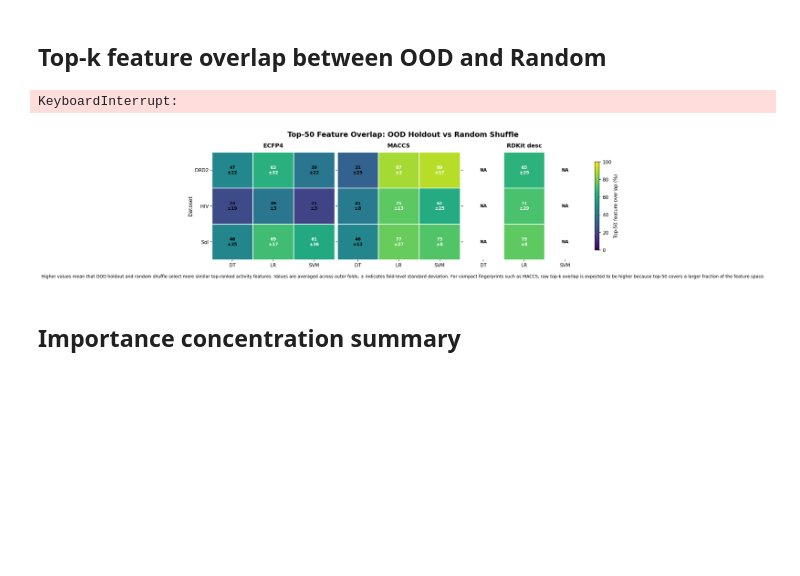
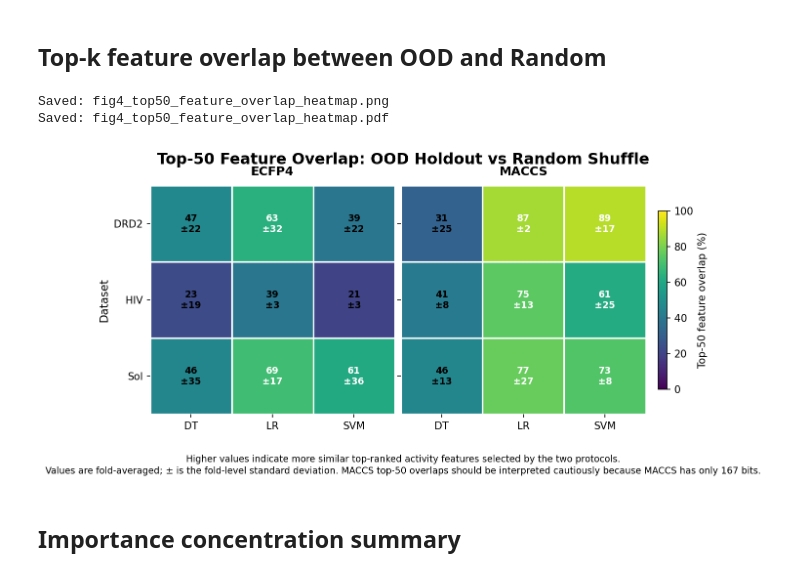
Before and after one commit to francescocapria/drug-discovery-lohi, a Jupyter notebook: notebooks/hi_ood_vs_random_cross_dataset/02_cross_dataset_plots_hi.ipynb, the cells around one changed output. Cells and saved outputs as stored; diff of their text form; code cells hidden in the pictures; blank space fills up the shorter version.

```diff
--- a/notebooks/hi_ood_vs_random_cross_dataset/02_cross_dataset_plots_hi.ipynb
+++ b/notebooks/hi_ood_vs_random_cross_dataset/02_cross_dataset_plots_hi.ipynb
@@ -820,7 +1063,6 @@ def plot_figure4(overlap: pd.DataFrame, plot_top_k: int = 50, show_std: bool = T
     fp_map = {
         "ecfp4": "ECFP4",
         "maccs": "MACCS",
-        "rdkit_desc": "RDKit desc",
         "ECFP4": "ECFP4",
         "MACCS": "MACCS",
         "RDKit desc": "RDKit desc",
@@ -864,7 +1106,7 @@ def plot_figure4(overlap: pd.DataFrame, plot_top_k: int = 50, show_std: bool = T
 
     dataset_order = {"drd2": 0, "hiv": 1, "sol": 2, "kdr": 99}
     model_order = {"DT": 0, "LR": 1, "SVM": 2}
-    fp_order = {"ECFP4": 0, "MACCS": 1, "RDKit desc": 2}
+    fp_order = {"ECFP4": 0, "MACCS": 1}
 
     agg["_dataset_order"] = agg["dataset"].map(dataset_order)
     agg["_model_order"] = agg["model_short"].map(model_order)
@@ -881,7 +1123,7 @@ def plot_figure4(overlap: pd.DataFrame, plot_top_k: int = 50, show_std: bool = T
     )
 
     fingerprints = [
-        fp for fp in ["ECFP4", "MACCS", "RDKit desc"]
+        fp for fp in ["ECFP4", "MACCS"]
         if fp in agg["fingerprint_label"].unique()
     ]
 
@@ -990,55 +1232,61 @@ def plot_figure4(overlap: pd.DataFrame, plot_top_k: int = 50, show_std: bool = T
                     color=color,
                 )
 
-    axes[0].set_ylabel("Dataset", fontsize=11)
+        axes[0].set_ylabel("Dataset", fontsize=11)
 
     fig.suptitle(
         f"Top-{plot_top_k} Feature Overlap: OOD Holdout vs Random Shuffle",
         fontsize=15,
         fontweight="bold",
-        y=1.08,
+        y=1.04,
     )
 
     cbar = fig.colorbar(
         im,
         ax=axes,
-        shrink=0.82,
+        shrink=0.78,
         pad=0.025,
     )
 
     cbar.set_label(
         f"Top-{plot_top_k} feature overlap (%)",
         fontsize=10,
     )
 
+    caption = (
+        "Higher values indicate more similar top-ranked activity features selected by the two protocols.\n"
+        "Values are fold-averaged; ± is the fold-level standard deviation. "
+        "MACCS top-50 overlaps should be interpreted cautiously because MACCS has only 167 bits."
+    )
+
     fig.text(
         0.5,
-        -0.04,
-         "Higher values mean that OOD holdout and random shuffle select more similar top-ranked activity features. "
-         "Values are averaged across outer folds; ± indicates fold-level standard deviation. "
-         "For compact fingerprints such as MACCS, raw top-k overlap is expected to be higher because top-50 covers a larger fraction of the feature space."
-        ,ha="center",
+        -0.075,
+        caption,
+        ha="center",
         va="top",
         fontsize=9,
+        linespacing=1.35,
     )
 
     fname_png = FIG_DIR / f"fig4_top{plot_top_k}_feature_overlap_heatmap.png"
     fname_pdf = FIG_DIR / f"fig4_top{plot_top_k}_feature_overlap_heatmap.pdf"
 
     fig.savefig(fname_png, dpi=400, bbox_inches="tight")
     fig.savefig(fname_pdf, bbox_inches="tight")
 
     print(f"Saved: {fname_png.name}")
     print(f"Saved: {fname_pdf.name}")
 
     plt.show()
     plt.close(fig)
 
 
 plot_figure4(overlap, plot_top_k=50, show_std=True)
 # %% [output]
-KeyboardInterrupt:
+Saved: fig4_top50_feature_overlap_heatmap.png
+Saved: fig4_top50_feature_overlap_heatmap.pdf
-[figure, old version]
+[figure, new version]
 # %% [markdown]
 ## Importance concentration summary
 # %%
```
Also changed, not shown: parts of 4 cells of this notebook, 2 other files.
